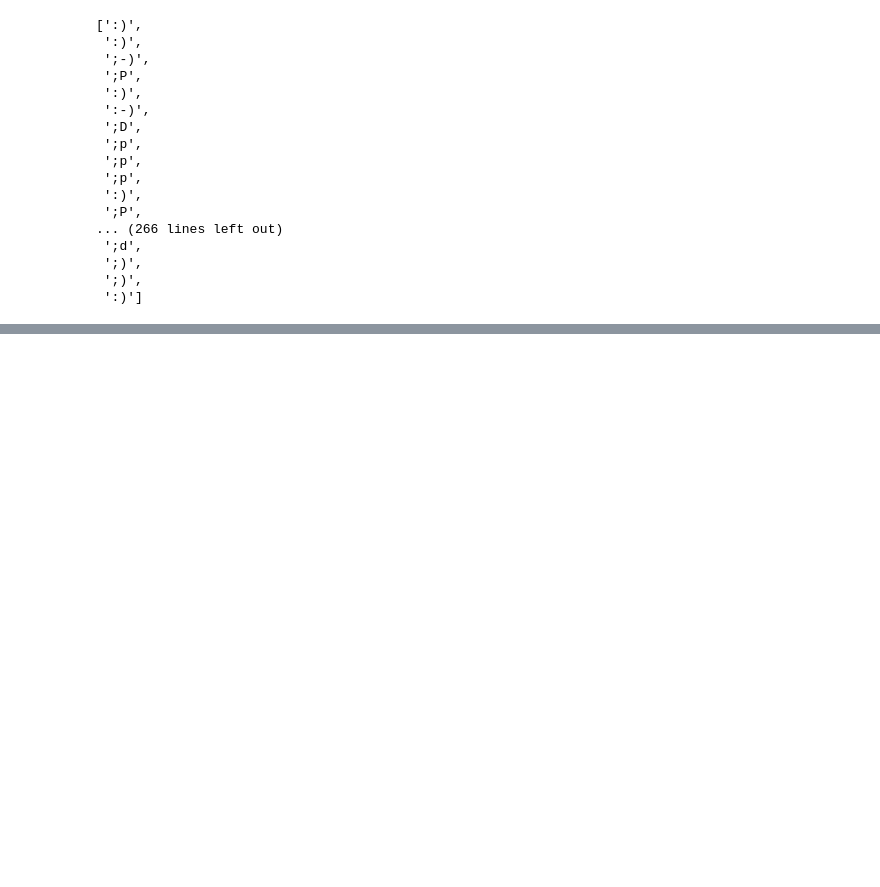
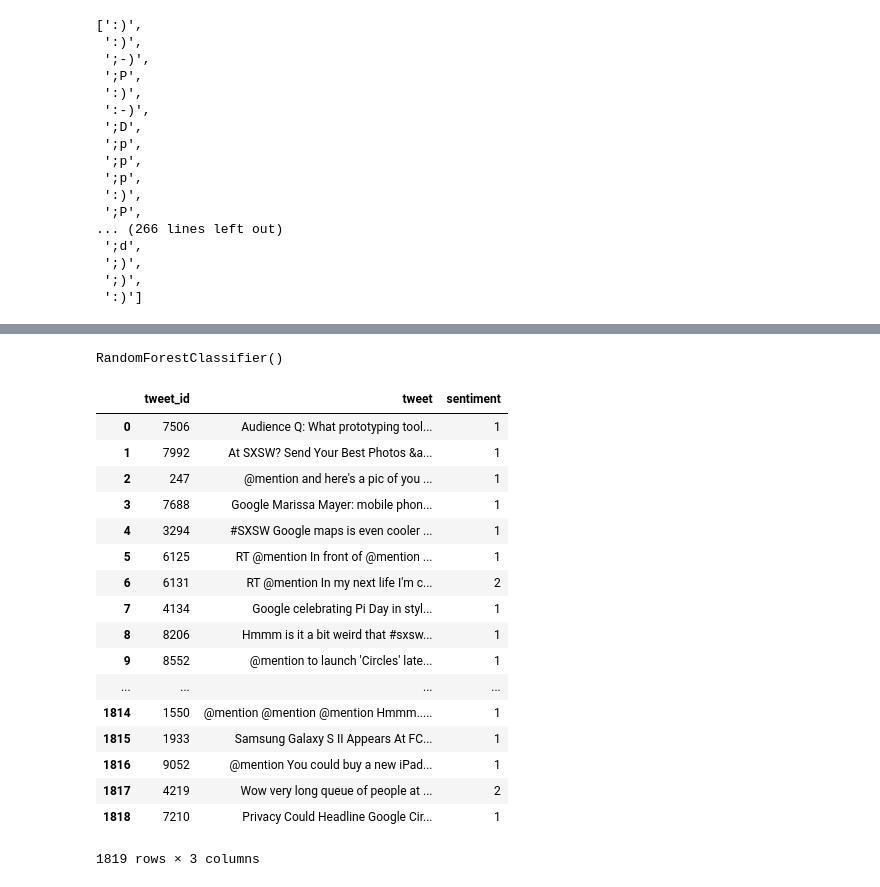
Before and after one commit to lordzohar/nlp_hackathon, a Jupyter notebook: twitter.ipynb, the cells around one changed output, grey strips where cells are left out. Cells and saved outputs as stored; diff of their text form; code cells hidden in the pictures; blank space fills up the shorter version.

Commit message:
Predicted Values

```diff
--- a/twitter.ipynb
+++ b/twitter.ipynb
@@ -420,0 +491,44 @@ print(unique_len)
+# %%
+from sklearn.ensemble import RandomForestClassifier
+
+
+model = RandomForestClassifier()
+model.fit(X_train_vec, y_train)
+
+#y_pred = model.predict()
+# %% [output]
+RandomForestClassifier()
+# %%
+test=pd.read_csv('data/test.csv')
+# %%
+cv = CountVectorizer()
+# Creating count vectorizer from training data
+
+X_train_vec = cv.fit(X_train)
+
+X_test_vec = cv.transform(test['tweet'])
+# %%
+y_test_pred=rf.predict(X_test_vec)
+# %%
+test['sentiment']=y_test_pred
+# %%
+test
+# %% [output]
+|  | tweet_id | tweet | sentiment |
+| 0 | 7506 | Audience Q: What prototyping tool... | 1 |
+| 1 | 7992 | At SXSW? Send Your Best Photos &a... | 1 |
+| 2 | 247 | @mention and here's a pic of you ... | 1 |
+| 3 | 7688 | Google Marissa Mayer: mobile phon... | 1 |
+| 4 | 3294 | #SXSW Google maps is even cooler ... | 1 |
+| 5 | 6125 | RT @mention In front of @mention ... | 1 |
+| 6 | 6131 | RT @mention In my next life I'm c... | 2 |
+| 7 | 4134 | Google celebrating Pi Day in styl... | 1 |
+| 8 | 8206 | Hmmm is it a bit weird that #sxsw... | 1 |
+| 9 | 8552 | @mention to launch 'Circles' late... | 1 |
+| ... | ... | ... | ... |
+| 1814 | 1550 | @mention @mention @mention Hmmm..... | 1 |
+| 1815 | 1933 | Samsung Galaxy S II Appears At FC... | 1 |
+| 1816 | 9052 | @mention You could buy a new iPad... | 1 |
+| 1817 | 4219 | Wow very long queue of people at ... | 2 |
+| 1818 | 7210 | Privacy Could Headline Google Cir... | 1 |
+1819 rows × 3 columns
```
Also changed, not shown: parts of 15 cells of this notebook.
